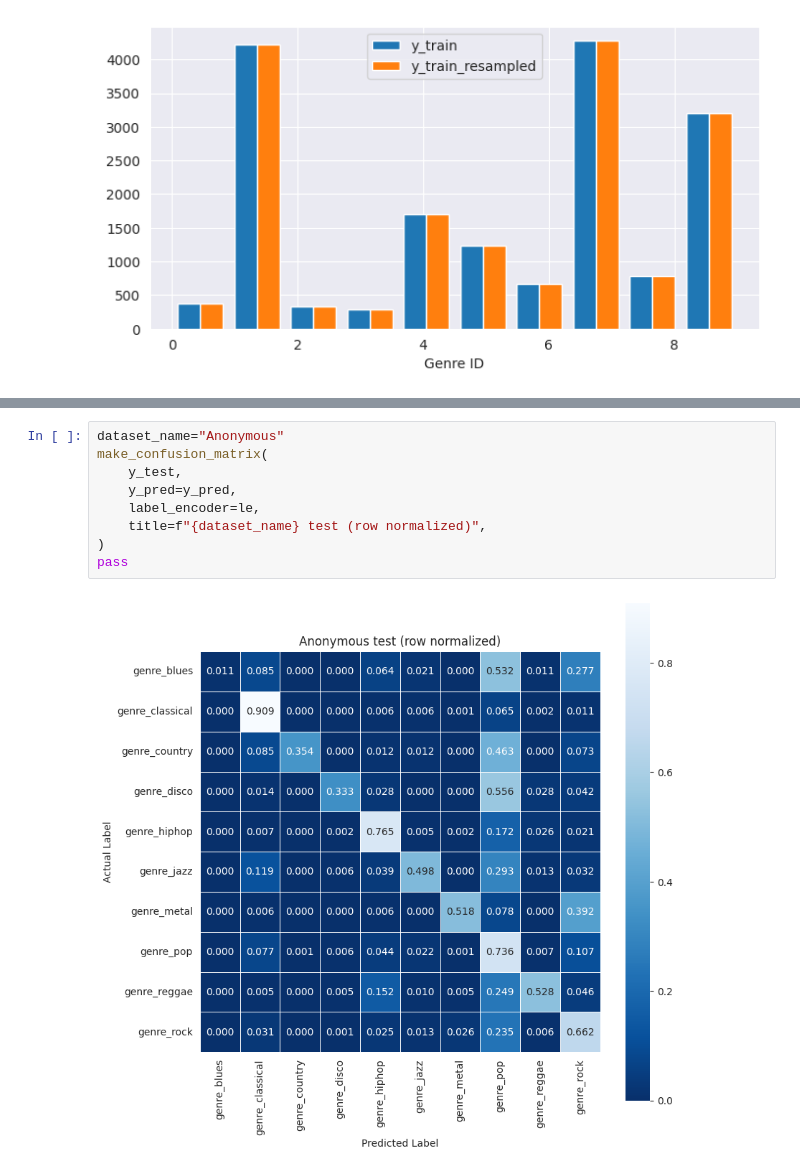
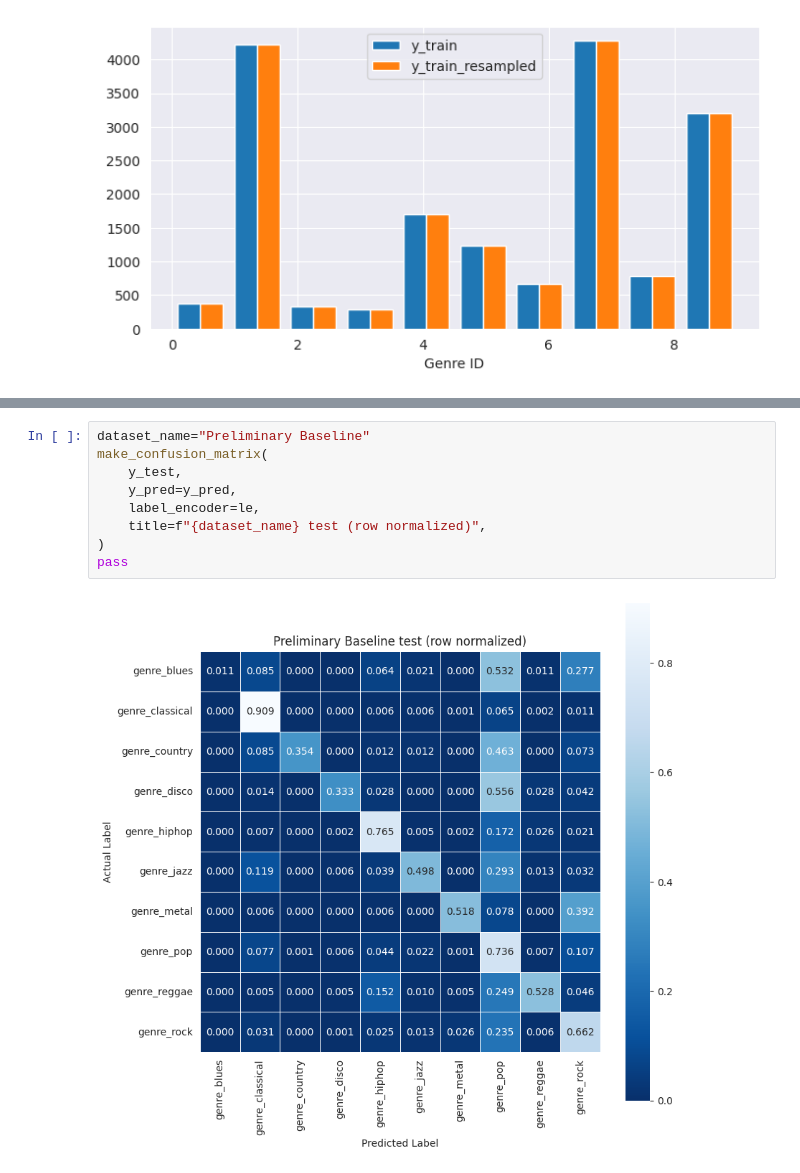
Before and after one commit to RERobbins/mids_w207_music_genre, a Jupyter notebook: member_workspaces/rich/models/xgboost_pca_smote.ipynb, the cells around one changed output, grey strips where cells are left out. Cells and saved outputs as stored; diff of their text form.

```diff
--- a/member_workspaces/rich/models/xgboost_pca_smote.ipynb
+++ b/member_workspaces/rich/models/xgboost_pca_smote.ipynb
@@ -222,13 +215,13 @@ record saved
      weighted avg     0.7235  0.7024    0.6913     4271
               min     0.5629  0.0106    0.0211       72  0.1020
 # %%
-dataset_name="Anonymous"
+dataset_name="Preliminary Baseline"
 make_confusion_matrix(
     y_test,
     y_pred=y_pred,
     label_encoder=le,
     title=f"{dataset_name} test (row normalized)",
 )
 pass
 # %% [output]
-[figure, old version]
+[figure, new version]
```
Also changed, not shown: parts of 20 cells of this notebook, 5 other files.
